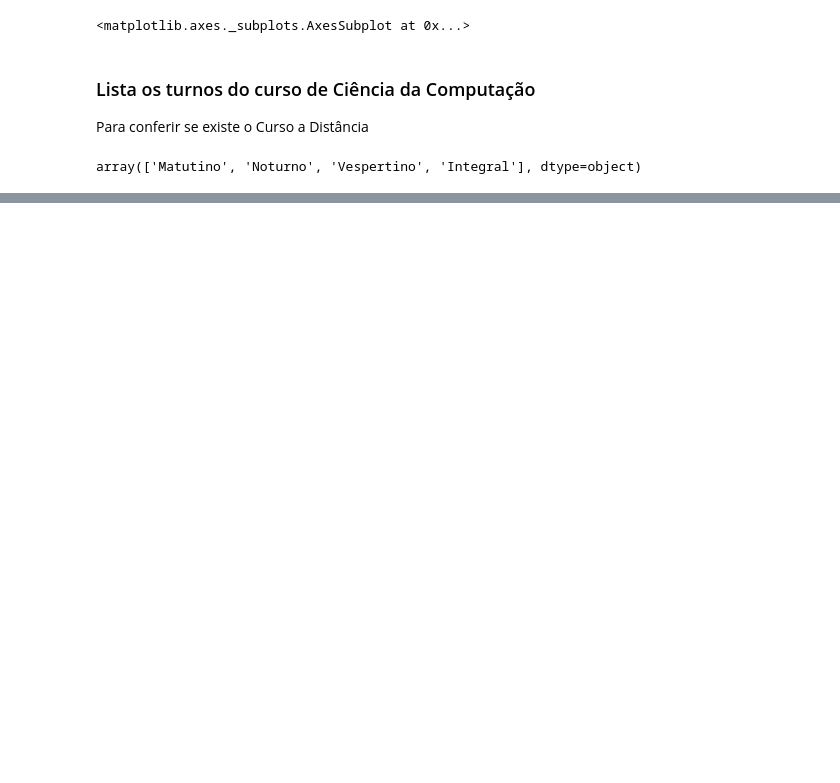
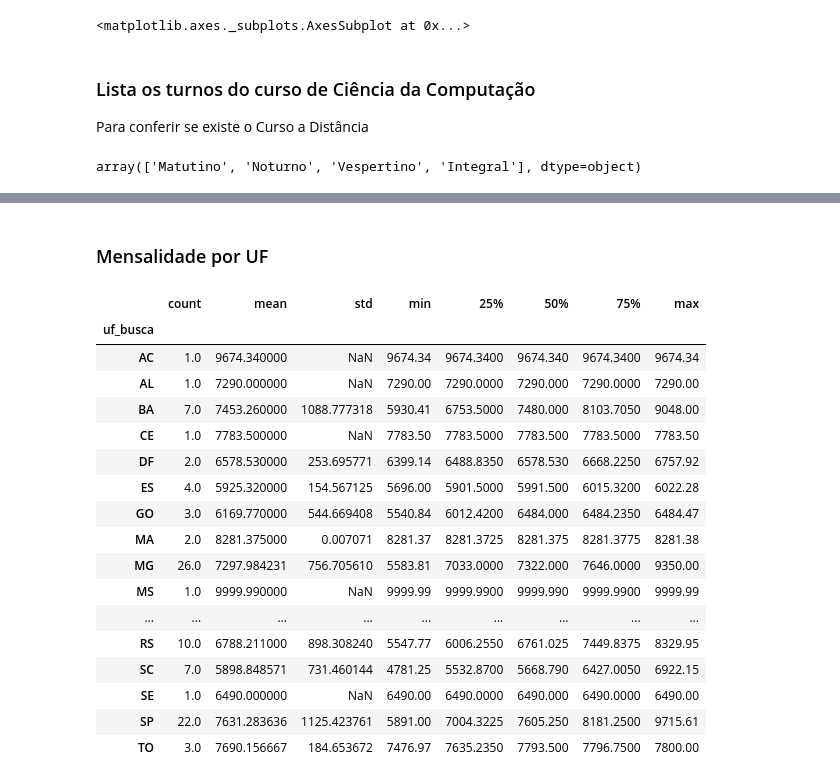
Before and after one commit to cezinha/prouni-project, a Jupyter notebook: ProUni - First Analysis.ipynb, the cells around one changed output, grey strips where cells are left out. Saved outputs shown, nothing was run; the diff lists cells and outputs as text; code cells hidden in the pictures; blank space fills up the shorter version.

Commit message:
adicionado curso de medicina, ajuste do curso de administração de empresas

```diff
--- a/ProUni - First Analysis.ipynb
+++ b/ProUni - First Analysis.ipynb
@@ -226,0 +265,23 @@ df[((df.nome == "Ciência da Computação") | (df.nome == "Ciências da Computa
+# %% [markdown]
+### Mensalidade por UF
+# %%
+df[df.nome == "Medicina"].groupby("uf_busca")['mensalidade'].describe()
+# %% [output]
+|  | count | mean | std | min | 25% | 50% | 75% | max |
+| uf_busca |  |  |  |  |  |  |  |  |
+| AC | 1.0 | 9674.340000 | NaN | 9674.34 | 9674.3400 | 9674.340 | 9674.3400 | 9674.34 |
+| AL | 1.0 | 7290.000000 | NaN | 7290.00 | 7290.0000 | 7290.000 | 7290.0000 | 7290.00 |
+| BA | 7.0 | 7453.260000 | 1088.777318 | 5930.41 | 6753.5000 | 7480.000 | 8103.7050 | 9048.00 |
+| CE | 1.0 | 7783.500000 | NaN | 7783.50 | 7783.5000 | 7783.500 | 7783.5000 | 7783.50 |
+| DF | 2.0 | 6578.530000 | 253.695771 | 6399.14 | 6488.8350 | 6578.530 | 6668.2250 | 6757.92 |
+| ES | 4.0 | 5925.320000 | 154.567125 | 5696.00 | 5901.5000 | 5991.500 | 6015.3200 | 6022.28 |
+| GO | 3.0 | 6169.770000 | 544.669408 | 5540.84 | 6012.4200 | 6484.000 | 6484.2350 | 6484.47 |
+| MA | 2.0 | 8281.375000 | 0.007071 | 8281.37 | 8281.3725 | 8281.375 | 8281.3775 | 8281.38 |
+| MG | 26.0 | 7297.984231 | 756.705610 | 5583.81 | 7033.0000 | 7322.000 | 7646.0000 | 9350.00 |
+| MS | 1.0 | 9999.990000 | NaN | 9999.99 | 9999.9900 | 9999.990 | 9999.9900 | 9999.99 |
+| ... | ... | ... | ... | ... | ... | ... | ... | ... |
+| RS | 10.0 | 6788.211000 | 898.308240 | 5547.77 | 6006.2550 | 6761.025 | 7449.8375 | 8329.95 |
+| SC | 7.0 | 5898.848571 | 731.460144 | 4781.25 | 5532.8700 | 5668.790 | 6427.0050 | 6922.15 |
+| SE | 1.0 | 6490.000000 | NaN | 6490.00 | 6490.0000 | 6490.000 | 6490.0000 | 6490.00 |
+| SP | 22.0 | 7631.283636 | 1125.423761 | 5891.00 | 7004.3225 | 7605.250 | 8181.2500 | 9715.61 |
+| TO | 3.0 | 7690.156667 | 184.653672 | 7476.97 | 7635.2350 | 7793.500 | 7796.7500 | 7800.00 |
```
Also changed, not shown: parts of 24 cells of this notebook.
